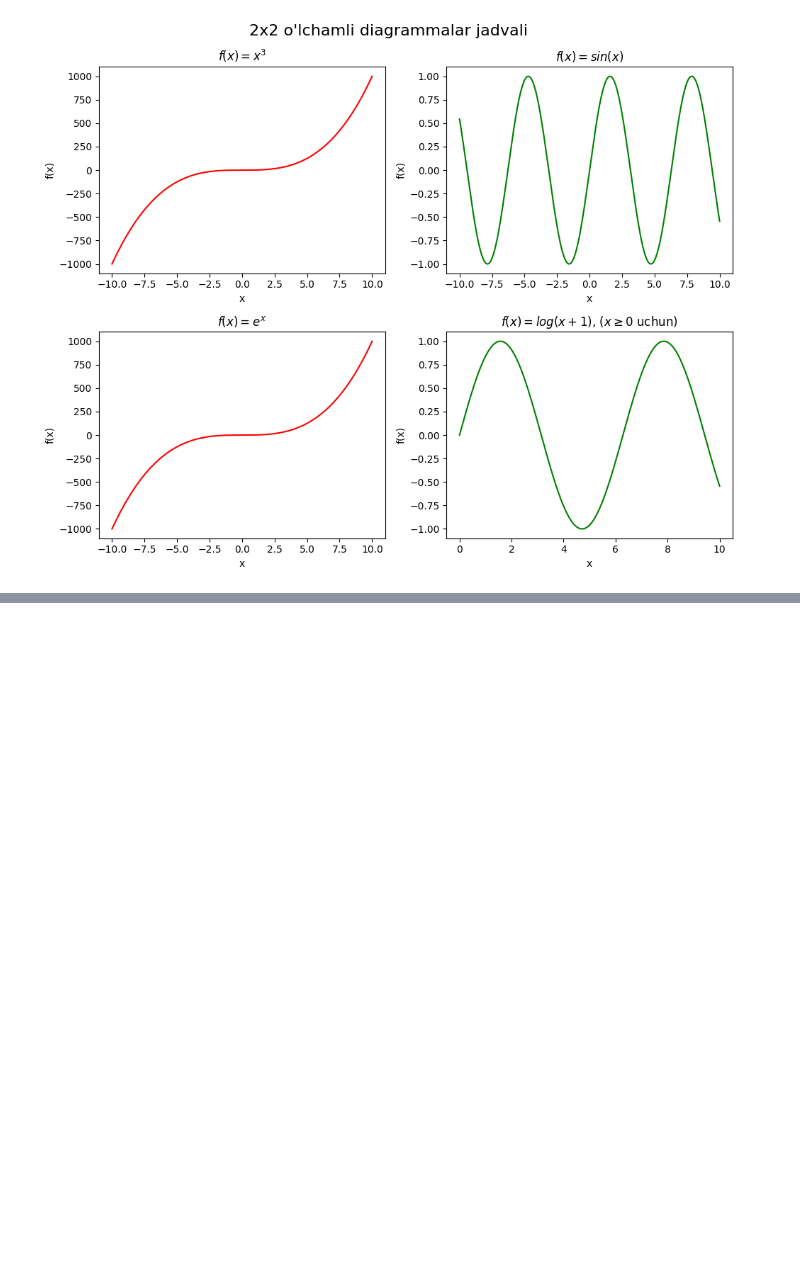
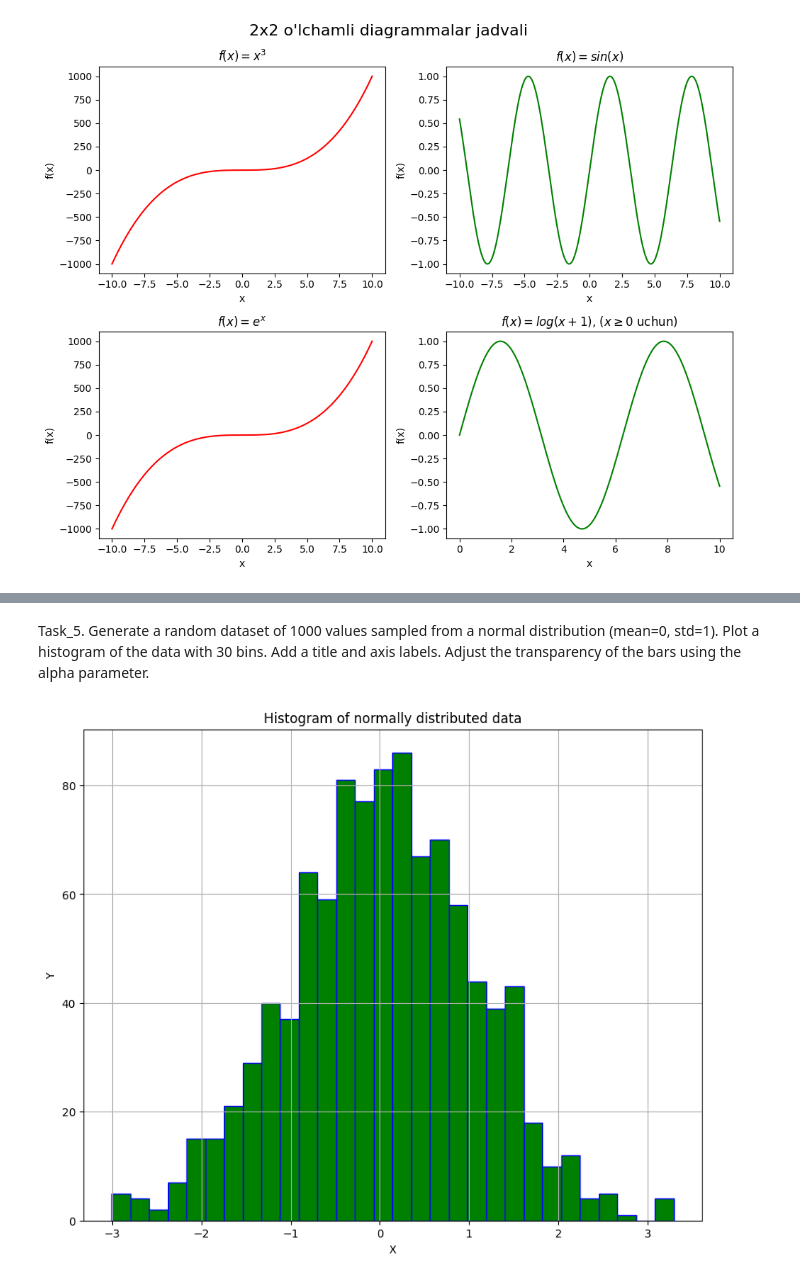
Before and after one commit to FeruzGaybullayev/Python, a Jupyter notebook: lesson-17/homework/homework_tasks.ipynb, the cells around one changed output, grey strips where cells are left out. Saved outputs shown, nothing was run; the diff lists cells and outputs as text; code cells hidden in the pictures; blank space fills up the shorter version.

```diff
--- a/lesson-17/homework/homework_tasks.ipynb
+++ b/lesson-17/homework/homework_tasks.ipynb
@@ -95,0 +115,16 @@ plt.show()
+# %% [markdown]
+Task_5. Generate a random dataset of 1000 values sampled from a normal distribution (mean=0, std=1). Plot a histogram of the data with 30 bins. Add a title and axis labels. Adjust the transparency of the bars using the alpha parameter.
+# %%
+# Normal taqsimotdan (mean=0, std=1)
+data = np.random.normal(0, 1, 1000)
+
+# Plot a hitogram
+plt.figure(figsize=(10, 8))
+plt.hist(data, bins=30, color='g', edgecolor='b', alpha=1)
+plt.title('Histogram of normally distributed data')
+plt.xlabel('X')
+plt.ylabel('Y')
+plt.grid(True)
+plt.show()
+# %% [output]
+[figure, added]
```
Also changed, not shown: parts of 7 cells of this notebook, 9 other files.
